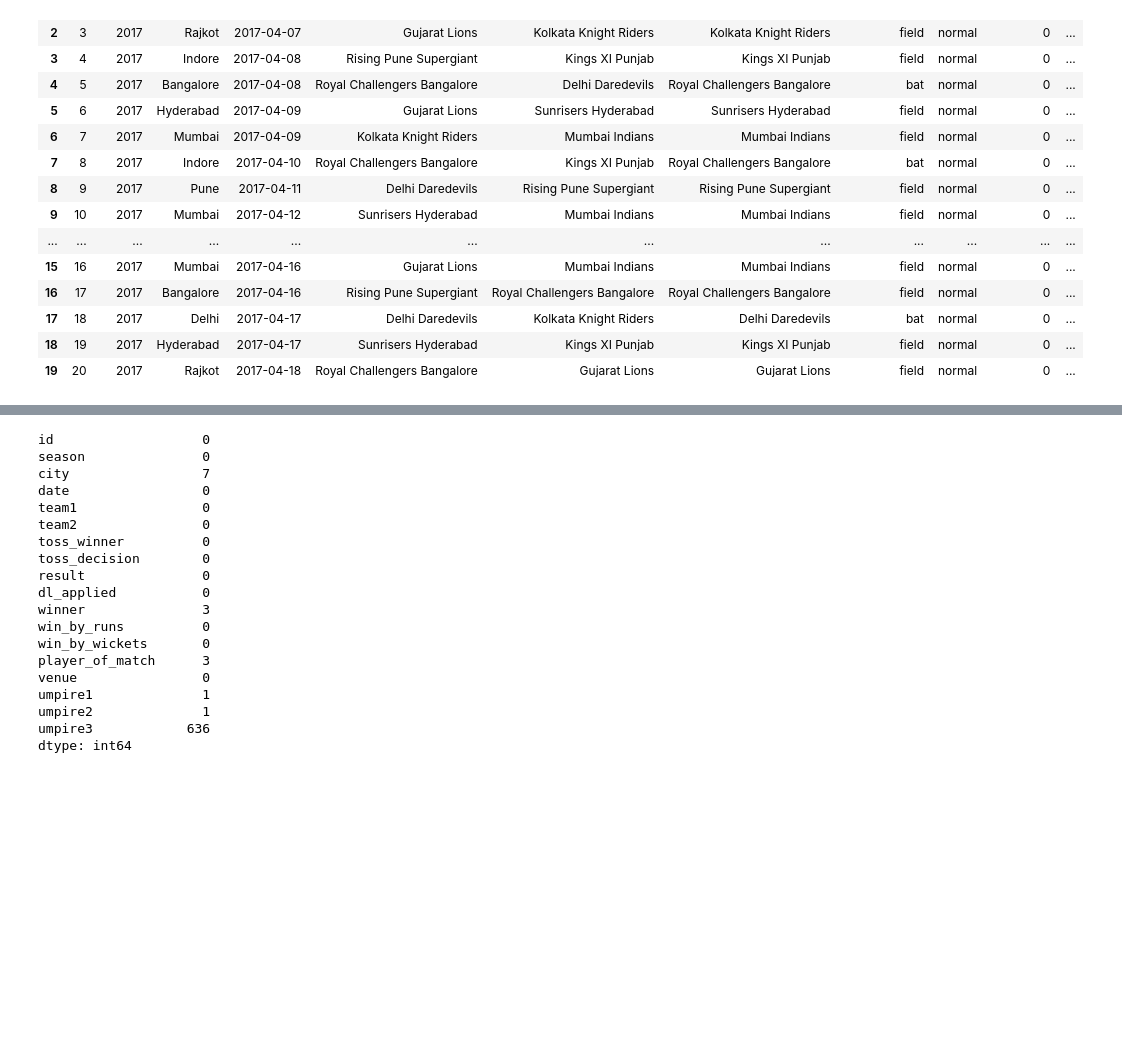
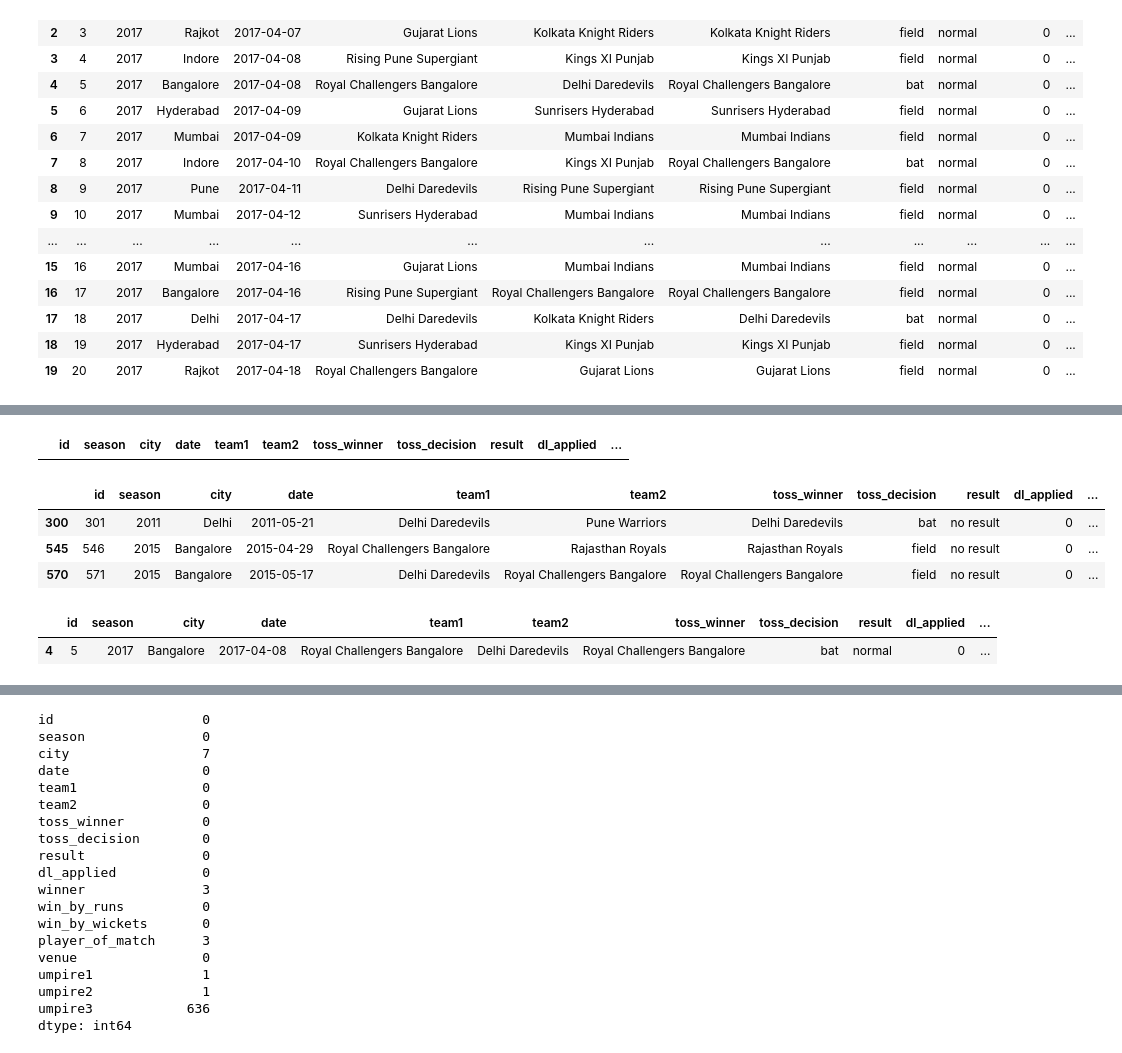
Before and after one commit to 03dipak/EDA_Project, a Jupyter notebook: ipl_eda.ipynb, the cells around one changed output, grey strips where cells are left out. Saved outputs shown, nothing was run; the diff lists cells and outputs as text; code cells hidden in the pictures; blank space fills up the shorter version.

```diff
--- a/ipl_eda.ipynb
+++ b/ipl_eda.ipynb
@@ -35 +48,3 @@ Index(['id', 'season', 'city', 'date', 'team1', 'team2', 'toss_winner',
+# %%
+df_ipl.drop(columns=['umpire3'] ,inplace=True)
 # %%
@@ -60,0 +81,17 @@ df_ipl.shape[0]
+# %%
+df_ipl.city.fillna('Dubai',inplace=True)
+df_ipl[df_ipl['city'].isnull()]
+# %% [output]
+|  | id | season | city | date | team1 | team2 | toss_winner | toss_decision | result | dl_applied | ... |
+# %%
+df_ipl[df_ipl['winner'].isnull()]
+# %% [output]
+|  | id | season | city | date | team1 | team2 | toss_winner | toss_decision | result | dl_applied | ... |
+| 300 | 301 | 2011 | Delhi | 2011-05-21 | Delhi Daredevils | Pune Warriors | Delhi Daredevils | bat | no result | 0 | ... |
+| 545 | 546 | 2015 | Bangalore | 2015-04-29 | Royal Challengers Bangalore | Rajasthan Royals | Rajasthan Royals | field | no result | 0 | ... |
+| 570 | 571 | 2015 | Bangalore | 2015-05-17 | Delhi Daredevils | Royal Challengers Bangalore | Royal Challengers Bangalore | field | no result | 0 | ... |
+# %%
+df_ipl[df_ipl['umpire1'].isnull()]
+# %% [output]
+|  | id | season | city | date | team1 | team2 | toss_winner | toss_decision | result | dl_applied | ... |
+| 4 | 5 | 2017 | Bangalore | 2017-04-08 | Royal Challengers Bangalore | Delhi Daredevils | Royal Challengers Bangalore | bat | normal | 0 | ... |
```
Also changed, not shown: parts of 6 cells of this notebook.
